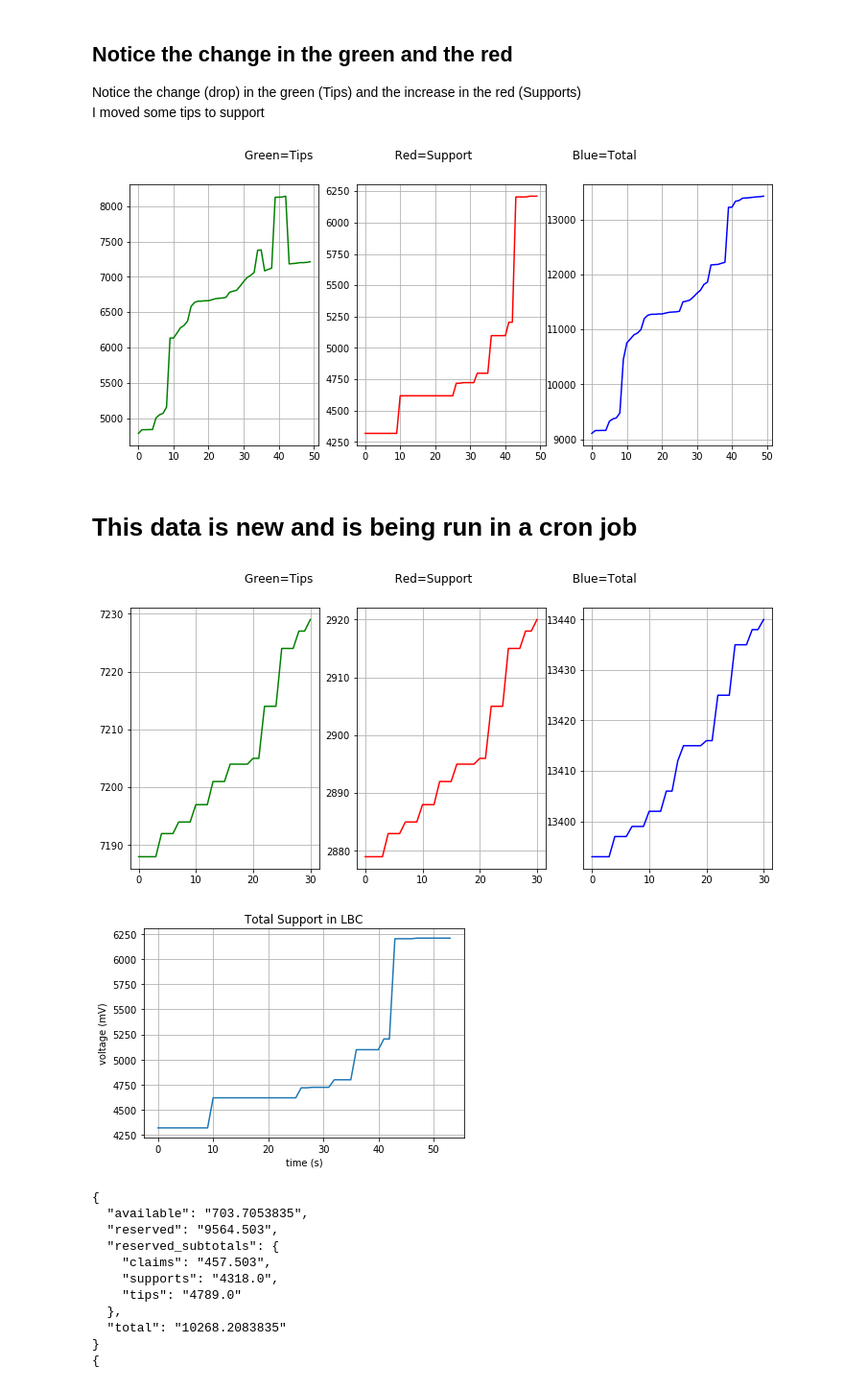
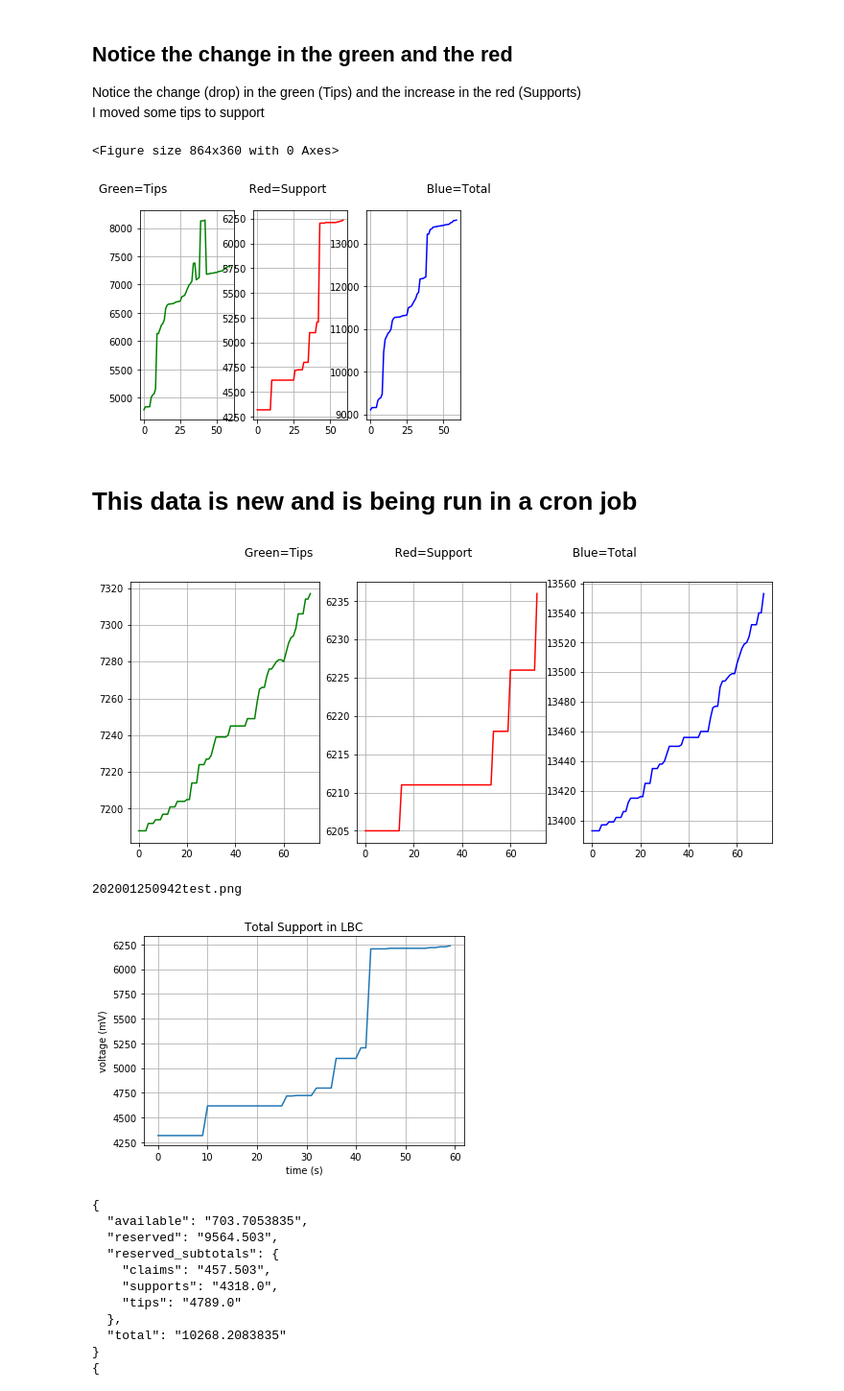
Before and after one commit to JupyterJones/LBRY-toolbox, a Jupyter notebook: Plots-Graphs.ipynb, the cells around one changed output. Shown at 96% size. Cells and saved outputs as stored; diff of their text form; code cells hidden in the pictures.

Commit message:
code cleanup & save images to a video_resources directory

```diff
--- a/Plots-Graphs.ipynb
+++ b/Plots-Graphs.ipynb
@@ -181,34 +185,35 @@ for line in f:
 
 for lines in f:
     if '"tips": "' in lines:
         lines =lines.replace('"\n', '')
         lines =lines.replace('"tips": "', '')
         lines =lines.replace('",', '')
         nums = float(lines)
         y.append(int(nums))
 
 t=range(0,len(x))
 S = np.array(x)
 s = np.array(y)
 plt.figure(figsize=(12, 5))
-#fig, ax = plt.subplots()
+fig, ax = plt.subplots()
 plt.subplot(131)
 plt.grid(True)
 #ax.plot(t, s, color='green')
 plt.plot(t, s, color='green')
 plt.subplot(132)
 plt.grid(True)
 #ax.plot(t, S, color='red')
 plt.plot(t, S, color='red')
 plt.subplot(133)
 plt.grid(True)
 plt.plot(t, S+s, color='blue')
 #ax.plot(t, S+s, color='blue')
 plt.suptitle('Green=Tips                      Red=Support                           Blue=Total')
 ax.set(xlabel='time (t)', ylabel='Values (LBC)',
        title='Blue=Total / Green=Tips / Red=Support')
 plt.show()
 # %% [output]
+<Figure size 864x360 with 0 Axes>
-[figure, old version]
+[figure, new version]
 # %% [markdown]
 # This data is new and is being run in a cron job
@@ -628,12 +297,14 @@ ax.set(xlabel='time (t)', ylabel='Values (LBC)',
        title='Blue=Total / Green=Tips / Red=Support')
 plt.show()
 # %% [output]
-[figure, old version]
+[figure, new version]
 # %%
 import matplotlib
 import matplotlib.pyplot as plt
 import numpy as np
 %matplotlib inline
+import time
+DT = time.strftime("%Y%m%d%H%M")
 f = open("/home/jack/wallet.balance").readlines()
 x = []
 for line in f:
@@ -653,11 +324,14 @@ ax.plot(t, s)
 ax.set(xlabel='time (s)', ylabel='voltage (mV)',
        title='Total Support in LBC')
 ax.grid()
+filename = DT+"test.png"
+print filename
+fig.savefig(filename)
 
-fig.savefig("test.png")
 plt.show()
 # %% [output]
+202001250942test.png
-[figure, old version]
+[figure, new version]
 # %%
 !wallet
 # %% [output]
```
Also changed, not shown: parts of 9 cells of this notebook, 1 other file.
